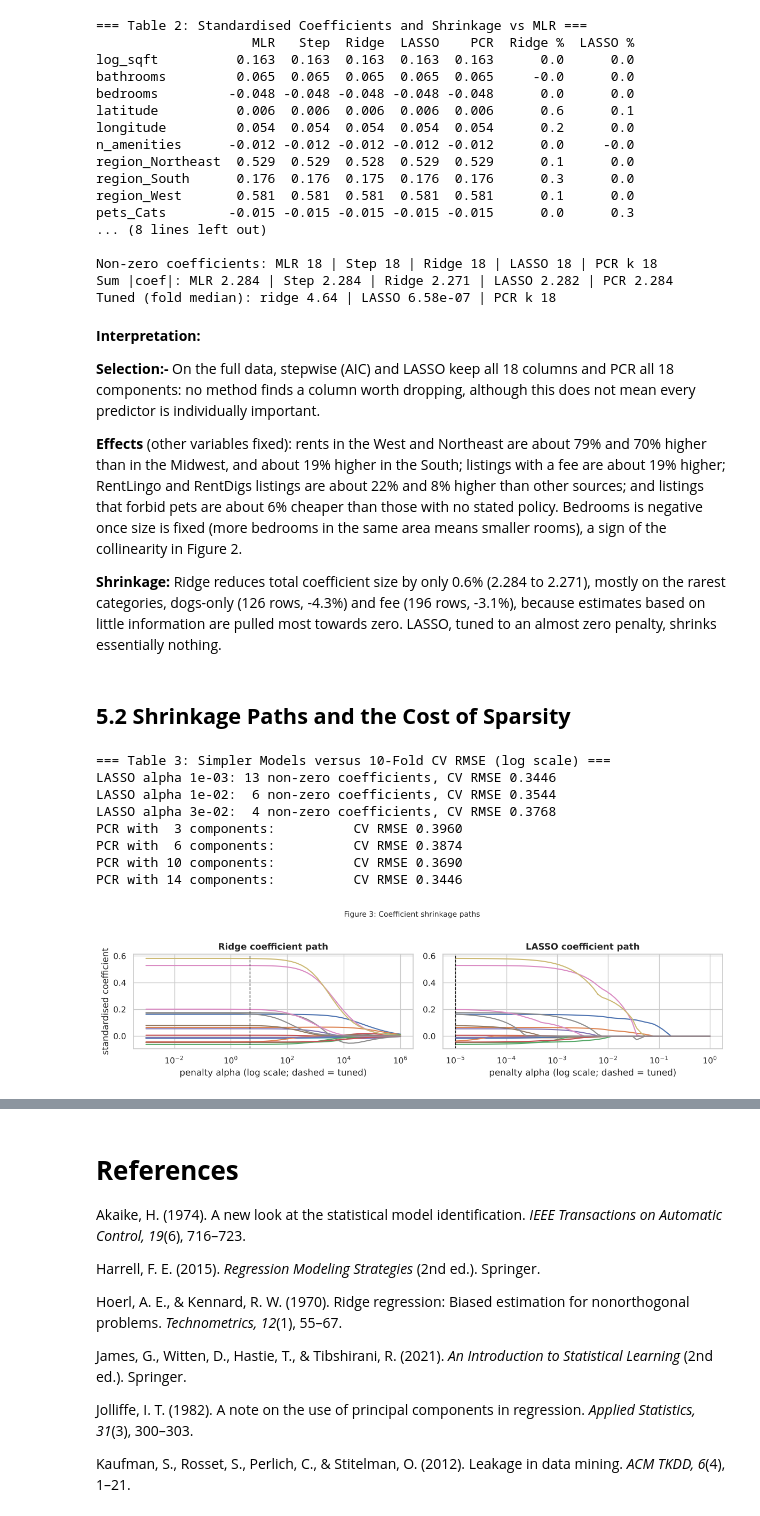
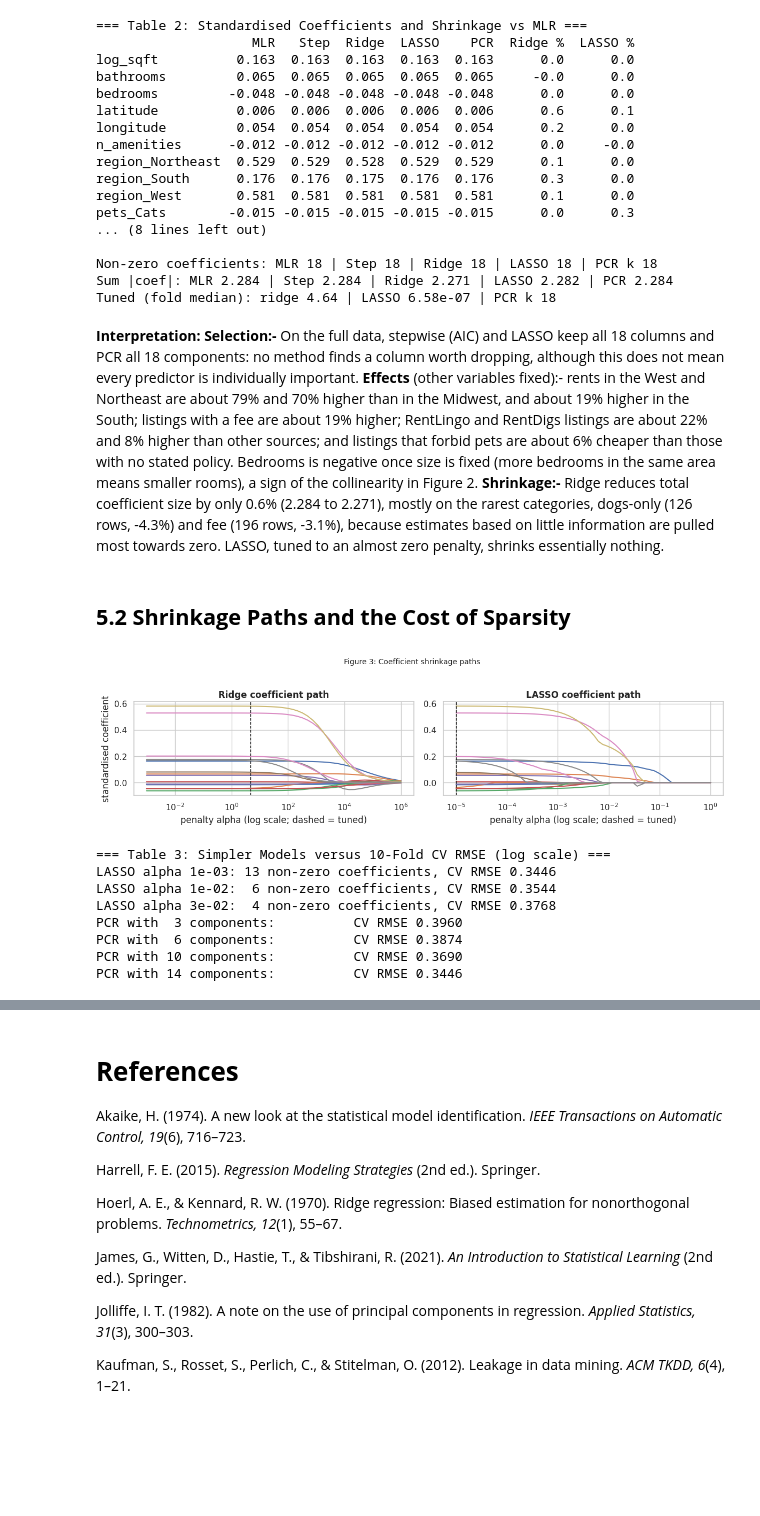
Before and after one commit to Rozieyati/Machine_Learning, a Jupyter notebook: Assignment1_Apartment_Rent_Final_Submission.ipynb, the cells around one changed output, grey strips where cells are left out. Cells and saved outputs as stored; diff of their text form; code cells hidden in the pictures; blank space fills up the shorter version.

```diff
--- a/Assignment1_Apartment_Rent_Final_Submission.ipynb
+++ b/Assignment1_Apartment_Rent_Final_Submission.ipynb
@@ -452,40 +443,35 @@ Non-zero coefficients: MLR 18 | Step 18 | Ridge 18 | LASSO 18 | PCR k 18
 Sum |coef|: MLR 2.284 | Step 2.284 | Ridge 2.271 | LASSO 2.282 | PCR 2.284
 Tuned (fold median): ridge 4.64 | LASSO 6.58e-07 | PCR k 18
 # %% [markdown]
-**Interpretation:**
-
-**Selection:-** On the full data, stepwise (AIC) and LASSO keep all 18 columns and PCR all 18 components: no method finds a column worth dropping, although this does not mean every predictor is individually important.
-
-**Effects** (other variables fixed): rents in the West and Northeast are about 79% and 70% higher than in the Midwest, and about 19% higher in the South; listings with a fee are about 19% higher; RentLingo and RentDigs listings are about 22% and 8% higher than other sources; and listings that forbid pets are about 6% cheaper than those with no stated policy. Bedrooms is negative once size is fixed (more bedrooms in the same area means smaller rooms), a sign of the collinearity in Figure 2.
-
-**Shrinkage:** Ridge reduces total coefficient size by only 0.6% (2.284 to 2.271), mostly on the rarest categories, dogs-only (126 rows, -4.3%) and fee (196 rows, -3.1%), because estimates based on little information are pulled most towards zero. LASSO, tuned to an almost zero penalty, shrinks essentially nothing.
+**Interpretation:** **Selection:-** On the full data, stepwise (AIC) and LASSO keep all 18 columns and PCR all 18 components: no method finds a column worth dropping, although this does not mean every predictor is individually important. **Effects** (other variables fixed):- rents in the West and Northeast are about 79% and 70% higher than in the Midwest, and about 19% higher in the South; listings with a fee are about 19% higher; RentLingo and RentDigs listings are about 22% and 8% higher than other sources; and listings that forbid pets are about 6% cheaper than those with no stated policy. Bedrooms is negative once size is fixed (more bedrooms in the same area means smaller rooms), a sign of the collinearity in Figure 2. **Shrinkage:-** Ridge reduces total coefficient size by only 0.6% (2.284 to 2.271), mostly on the rarest categories, dogs-only (126 rows, -4.3%) and fee (196 rows, -3.1%), because estimates based on little information are pulled most towards zero. LASSO, tuned to an almost zero penalty, shrinks essentially nothing.
 # %% [markdown]
 ## **5.2 Shrinkage Paths and the Cost of Sparsity**
 # %%
 # Purpose: show how ridge and LASSO coefficients shrink as the penalty grows (Figure 3), and quantify the
 #          accuracy cost of forcing a sparser LASSO model or fewer PCR components (Table 3).
 ridge_grid = np.logspace(-3, 6, 50)
 ridge_path = np.array([Ridge(alpha=a_).fit(Xf, y).coef_ for a_ in ridge_grid])
 Xc, yc = Xf - Xf.mean(axis=0), y - y.mean()                        # centred: lasso_path has no intercept
 la, lc, _ = lasso_path(Xc, yc, alphas=np.logspace(-5, 0, 60))
 
 fig, ax = plt.subplots(1, 2, figsize=(12, 3.2))
 ax[0].plot(ridge_grid, ridge_path); ax[0].axvline(RIDGE_ALPHA, color="k", ls="--", lw=1)
 ax[1].plot(la, lc.T); ax[1].axvline(max(LASSO_ALPHA, 1e-5), color="k", ls="--", lw=1)
 for a_, t in zip(ax, ["Ridge", "LASSO"]):
     a_.set_xscale("log"); a_.set_xlabel("penalty alpha (log scale; dashed = tuned)"); a_.set_title(f"{t} coefficient path", fontweight="bold")
 ax[0].set_ylabel("standardised coefficient")
 plt.suptitle("Figure 3: Coefficient shrinkage paths", fontsize=10, y=1.03); plt.tight_layout(); plt.show()
 
 print("=== Table 3: Simpler Models versus 10-Fold CV RMSE (log scale) ===")
 # 10-fold CV RMSE of a few deliberately simpler models (larger LASSO penalties, fewer PCR components)
-cv_rmse = lambda model: np.sqrt(-cross_val_score(model, X, y, cv=OUTER_CV, scoring="neg_mean_squared_error", n_jobs=2).mean())
+cv_rmse = lambda model: np.sqrt(-cross_val_score(model, X, y, cv=OUTER_CV, scoring="neg_mean_squared_error").mean())
 for a_ in [1e-3, 1e-2, 3e-2]:
     m_ = Lasso(alpha=a_, max_iter=10000)
     print(f"LASSO alpha {a_:.0e}: {int(np.sum(m_.fit(Xf, y).coef_ != 0)):>2} non-zero coefficients, CV RMSE {cv_rmse(Pipeline([("prep", make_preprocess()), ("model", Lasso(alpha=a_, max_iter=10000))])):.4f}")
 for k in [3, 6, 10, 14]:
     print(f"PCR with {k:>2} components:          CV RMSE {cv_rmse(Pipeline([('prep', make_preprocess()), ('pca', PCA(n_components=k)), ('ols', LinearRegression())])):.4f}")
 # %% [output]
+[figure]
 === Table 3: Simpler Models versus 10-Fold CV RMSE (log scale) ===
 LASSO alpha 1e-03: 13 non-zero coefficients, CV RMSE 0.3446
 LASSO alpha 1e-02:  6 non-zero coefficients, CV RMSE 0.3544
@@ -494,7 +480,6 @@ PCR with  3 components:          CV RMSE 0.3960
 PCR with  6 components:          CV RMSE 0.3874
 PCR with 10 components:          CV RMSE 0.3690
 PCR with 14 components:          CV RMSE 0.3446
-[figure]
 # %% [markdown]
 **Interpretation:** Ridge coefficients stay flat until the penalty reaches about $10^2$ and then shrink smoothly; LASSO coefficients drop to exactly zero one by one, with log size the last to survive (Tibshirani, 1996). The tuned penalties lie in the flat region, which is why the penalised models match full MLR. Table 3 prices simplicity: a 13-coefficient LASSO costs only +0.15% RMSE (0.3446), but 6 coefficients cost +3.0% (0.3544). PCR degrades faster: 10 components cost +7.2% (0.3690) and 3 components +15.1% (0.3960), because components are chosen to explain the predictors, not rent, so low-variance directions such as the region dummies can still carry most of the price information (Jolliffe, 1982).
 
```
Also changed, not shown: parts of 10 cells of this notebook.
